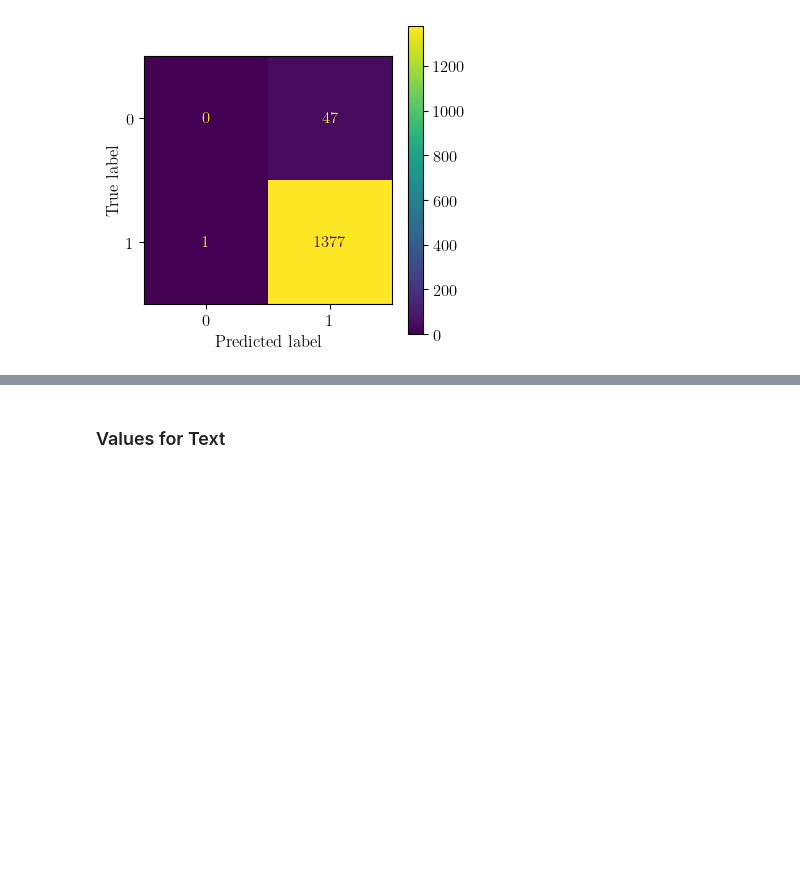
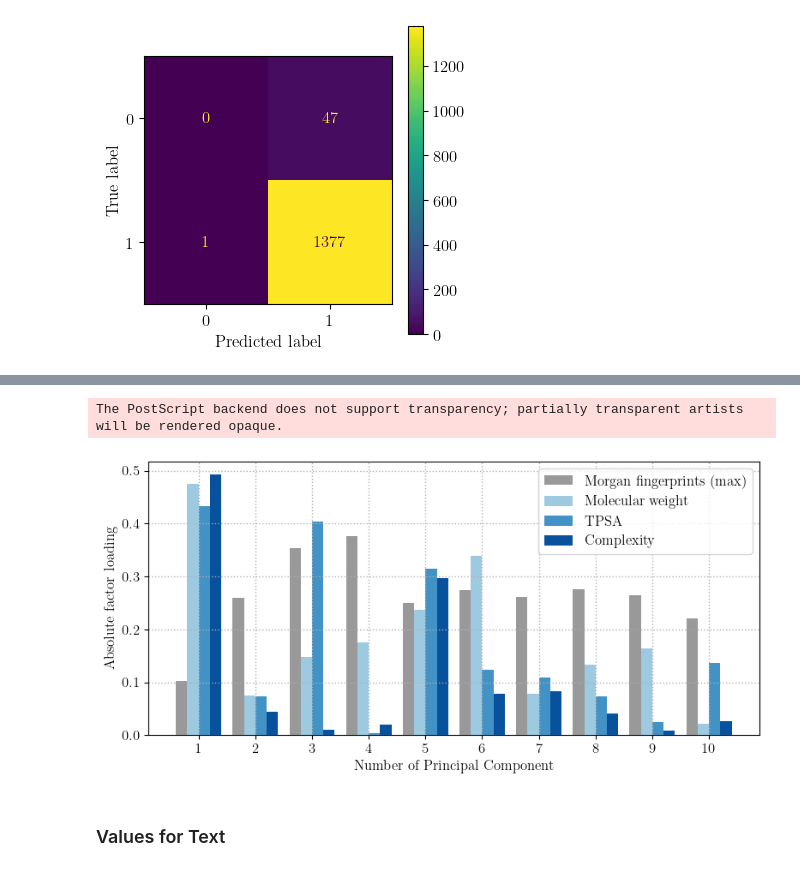
Before and after one commit to ameliehuebner/plastchem-project, a Jupyter notebook: analysis/visual_model.ipynb, the cells around one changed output, grey strips where cells are left out. Cells and saved outputs as stored; diff of their text form; code cells hidden in the pictures; blank space fills up the shorter version.

Commit message:
factor loadings

```diff
--- a/analysis/visual_model.ipynb
+++ b/analysis/visual_model.ipynb
@@ -190,0 +318,16 @@ plt.show()
+# %%
+# pca loadings plot
+pca = best_model.named_steps["pca"]
+
+feature_names = (
+    [f"Morgan_{i}" for i in range(X_fps.shape[1])]
+    + prop_cols
+)
+
+loadings = pd.DataFrame(
+    pca.components_.T,
+    index=feature_names,
+    columns=[f"PC{i+1}" for i in range(pca.n_components_)]
+)
+
+print(loadings)
@@ -191,3 +352,66 @@ plt.show()
+# %%
+
+morgan_cols = [f"Morgan_{i}" for i in range(2048)]
+loadings = loadings.iloc[:, :30]
+morgan_max = loadings.abs().loc[morgan_cols].max(axis=0)
+
+property_loadings = loadings.abs().loc[prop_cols]
+
+plt.figure(figsize=(8, 4))
+plt.grid(zorder=0,linestyle='dotted', linewidth=1)
+width = 0.2
+x = np.arange(len(np.arange(1,11)))
+
+colors = [
+    "#999999",    # Morgan FPs
+    "#9ecae1",    # molecular weight
+    "#4292c6",    # tpsa
+    "#08519c"     # complexity
+]
+
+plt.bar(
+    x - 1.5 * width,
+    morgan_max.iloc[:10],
+    width,
+    label="Morgan fingerprints (max)",
+    color=colors[0]
+)
+
+plt.bar(
+    x - 0.5 * width,
+    property_loadings.loc["Properties_molecular_weight"].iloc[:10],
+    width,
+    label="Molecular weight",
+    color=colors[1]
+)
+
+plt.bar(
+    x + 0.5 * width,
+    property_loadings.loc["Properties_tpsa"].iloc[:10],
+    width,
+    label="TPSA",
+    color=colors[2]
+)
+
+plt.bar(
+    x + 1.5 * width,
+    property_loadings.loc["Properties_complexity"].iloc[:10],
+    width,
+    label="Complexity",
+    color=colors[3]
+)
+
+plt.xticks(x,[i for i in range(1, 11)])
+
+plt.xlabel("Number of Principal Component")
+plt.ylabel("Absolute factor loading")
+#plt.title("Strongest factor loadings Morgan fingerprints vs physicochemical properties")
+plt.legend()
+plt.tight_layout()
+plt.savefig(Path.cwd() / "../report/pca_afl.eps", format="eps")
+# %% [output]
+The PostScript backend does not support transparency; partially transparent artists will be rendered opaque.
+[figure, added]
 # %% [markdown]
 ### Values for Text
 # %%
```
Also changed, not shown: parts of 6 cells of this notebook, 29 other files.
